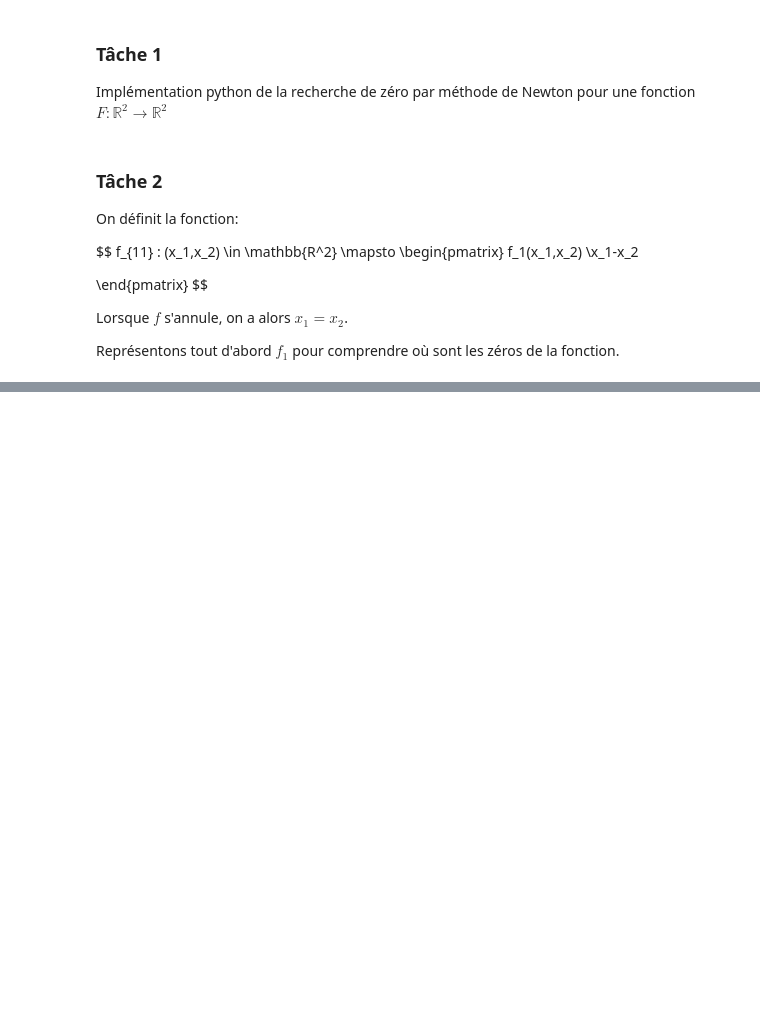
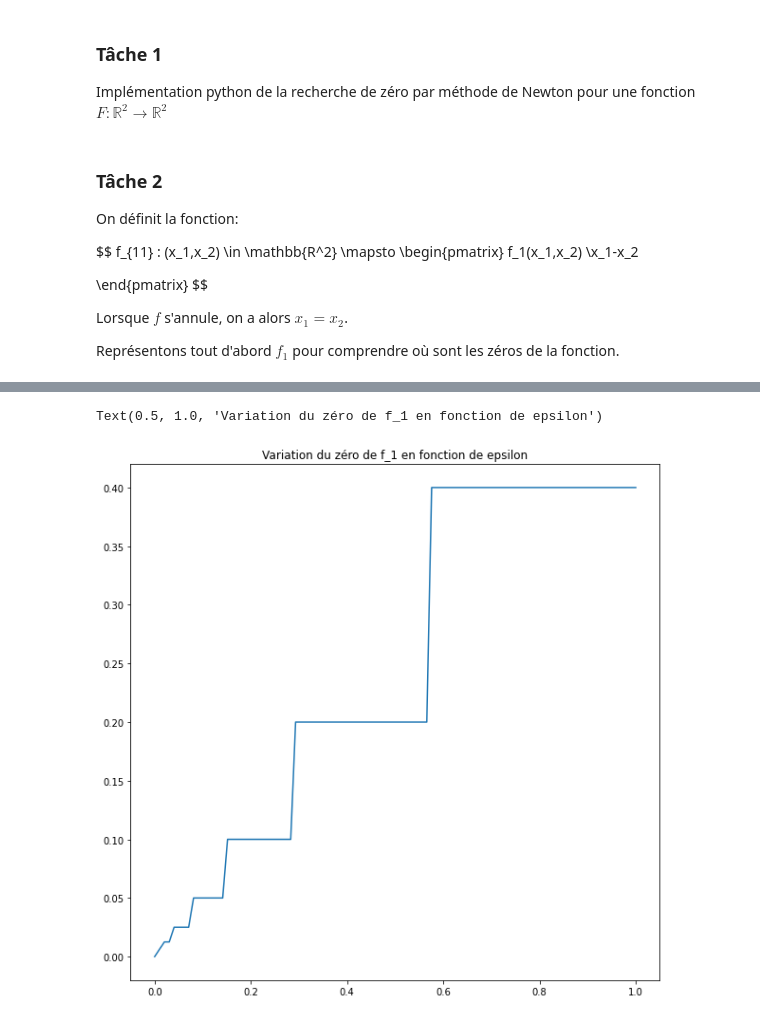
Before and after one commit to guillaume-rouy/projetm, a Jupyter notebook: Projet.ipynb, the cells around one changed output, grey strips where cells are left out. Cells and saved outputs as stored; diff of their text form; code cells hidden in the pictures; blank space fills up the shorter version.

```diff
--- a/Projet.ipynb
+++ b/Projet.ipynb
@@ -309,0 +318,12 @@ Text(0.5, 1.0, 'Variation du zéro de $f_1$ en fonction du point initial en impo
+# %%
+## Graphe montrant les variations de la solution en fonction de epsilon
+x = np.linspace(10**(-6),1,100)
+y = []
+
+for i in x:
+    y.append(Newton(f11,0.8,0.8, eps=i, N=N)[0])
+plt.plot(x,y)
+plt.title('Variation du zéro de f_1 en fonction de epsilon')
+# %% [output]
+Text(0.5, 1.0, 'Variation du zéro de f_1 en fonction de epsilon')
+[figure, added]
```
Also changed, not shown: parts of 11 cells of this notebook.
